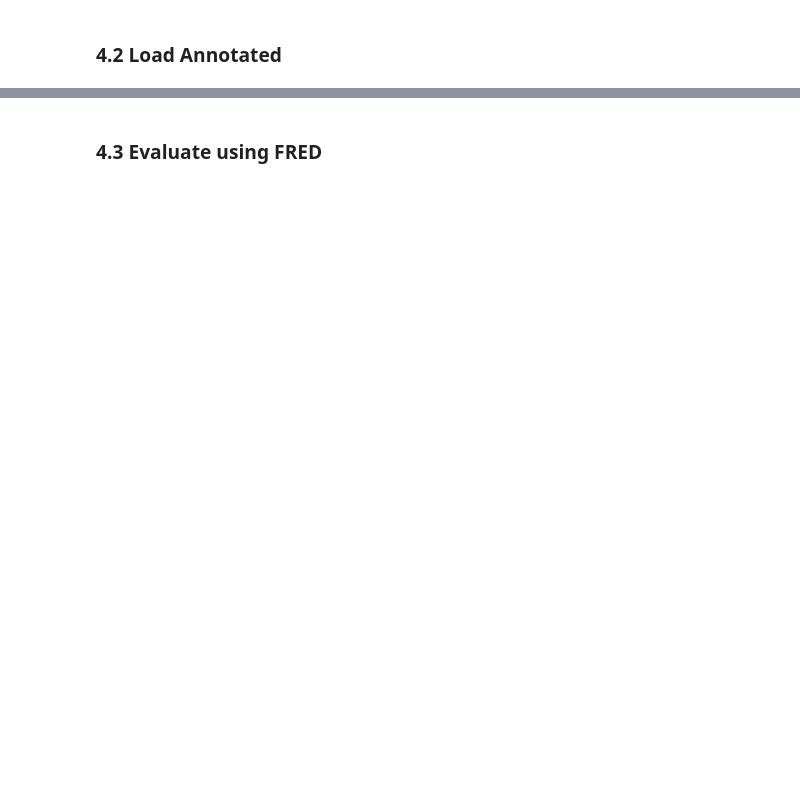
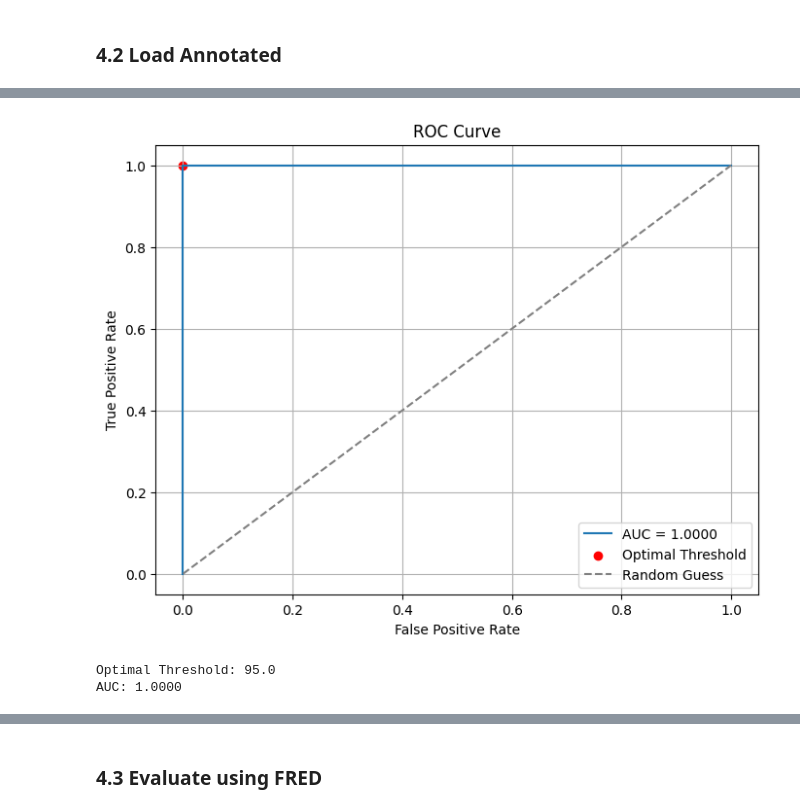
Before and after one commit to NIU1637558/psiv-repte3, a Jupyter notebook: proves_andreu.ipynb, the cells around one changed output, grey strips where cells are left out. Saved outputs shown, nothing was run; the diff lists cells and outputs as text; code cells hidden in the pictures; blank space fills up the shorter version.

```diff
--- a/proves_andreu.ipynb
+++ b/proves_andreu.ipynb
@@ -1130,4 +1287,0 @@ dataloader_annotated = DataLoader(dataset_annotated, batch_size=32, shuffle=True
-# %%
-for batch_idx, images in enumerate(dataloader_annotated):
-    print(images.shape)  # Añadir esta línea para ver la forma de las imágenes
-    break
@@ -1135,0 +1292,8 @@ torch.Size([32, 3, 256, 256])
+# %%
+for i,image in enumerate(dataloader_annotated):
+    img = image[0].permute(1, 2, 0).cpu().numpy()
+    print(presence_labels[i])
+    print(patient_image_list[i])
+    print(images_windows[i])
+    print()
+    break
@@ -1135,0 +1366,40 @@ torch.Size([32, 3, 256, 256])
+# %%
+import numpy as np
+from sklearn.metrics import roc_auc_score, roc_curve
+import matplotlib.pyplot as plt
+
+def find_FRED_threshold(fred_values, presence_labels):
+    # Generar umbrales aleatorios dentro del rango de fred_values
+    optimal_threshold = None
+
+    # Calcular la curva ROC
+    fpr, tpr, roc_thresholds = roc_curve(presence_labels, fred_values)
+    auc = roc_auc_score(presence_labels, fred_values)
+
+    # Encontrar el threshold más cercano a (1,1) en TPR y FPR
+    optimal_idx = np.argmax(tpr - fpr)
+    optimal_threshold = roc_thresholds[optimal_idx]
+
+    # Visualización de la curva ROC
+    plt.figure(figsize=(8, 6))
+    plt.plot(fpr, tpr, label=f"AUC = {auc:.4f}")
+    plt.scatter(fpr[optimal_idx], tpr[optimal_idx], color="red", label="Optimal Threshold")
+    plt.plot([0, 1], [0, 1], linestyle="--", color="gray", label="Random Guess")
+    plt.title("ROC Curve")
+    plt.xlabel("False Positive Rate")
+    plt.ylabel("True Positive Rate")
+    plt.legend()
+    plt.grid()
+    plt.show()
+
+    return optimal_threshold, auc, fpr, tpr, roc_thresholds
+
+# Ejemplo de uso:
+optimal_threshold, auc, fpr, tpr, thresholds = find_FRED_threshold(fred_values, presence_labels)
+
+print(f"Optimal Threshold: {optimal_threshold}")
+print(f"AUC: {auc:.4f}")
+# %% [output]
+[figure, added]
+Optimal Threshold: 95.0
+AUC: 1.0000
```
Also changed, not shown: parts of 22 cells of this notebook.
